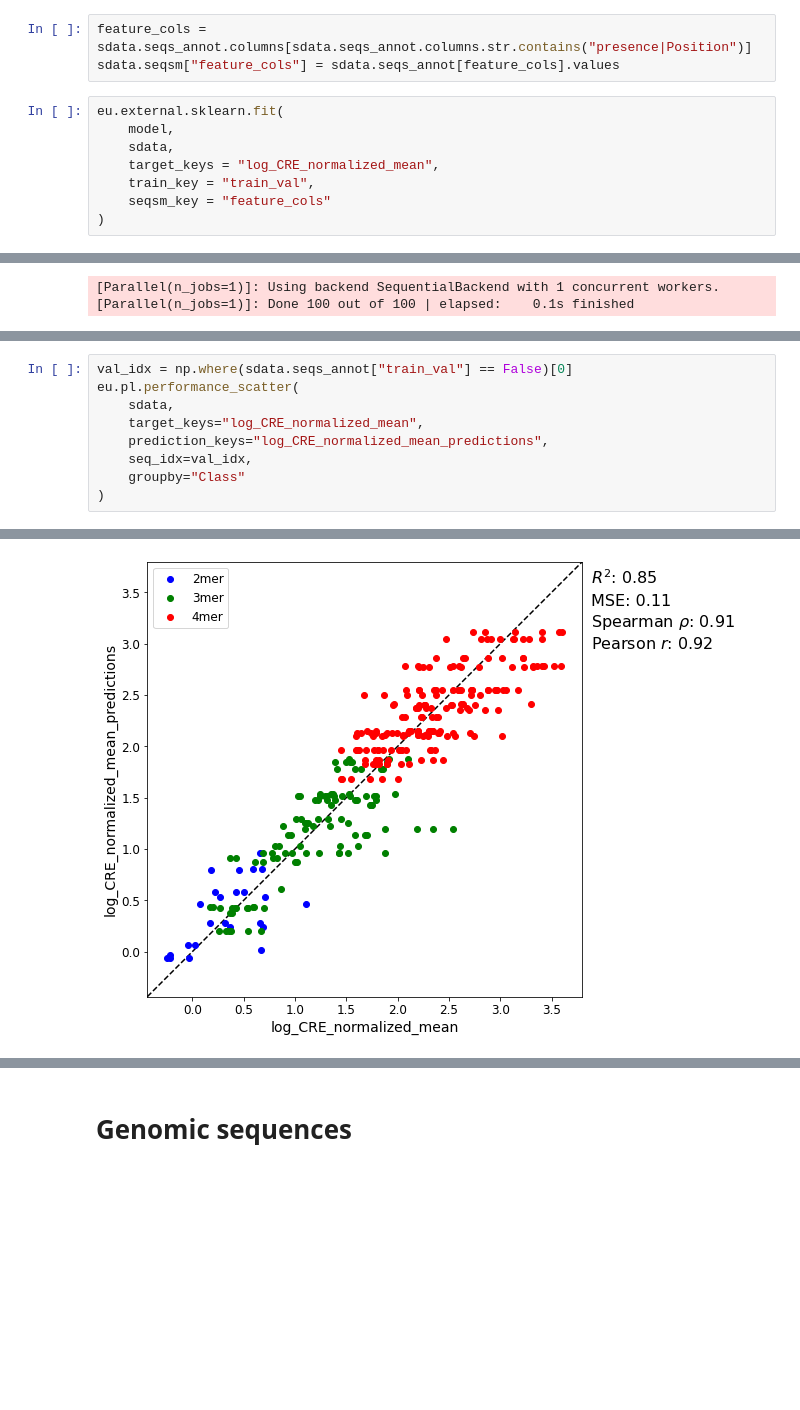
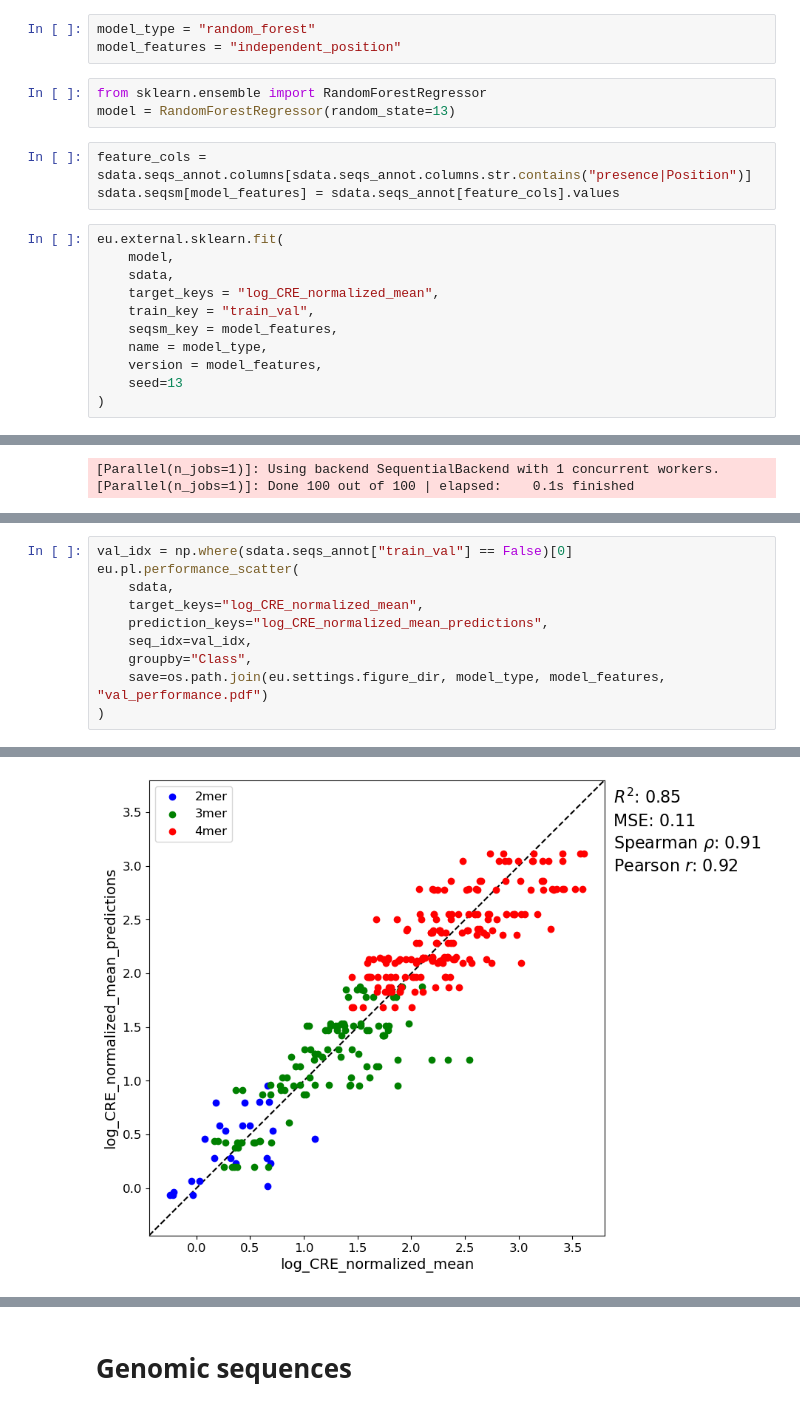
Before and after one commit to ML4GLand/EUGenE_use_cases, a Jupyter notebook: king20/train.ipynb, the cells around one changed output, grey strips where cells are left out. Drawn from its saved outputs; the diff is of its cells as text; blank space fills up the shorter version.

```diff
--- a/king20/train.ipynb
+++ b/king20/train.ipynb
@@ -23,13 +97,22 @@ model = RandomForestRegressor(random_state=13)
+# %%
+model_type = "random_forest"
+model_features = "independent_position"
+# %%
+from sklearn.ensemble import RandomForestRegressor
+model = RandomForestRegressor(random_state=13)
 # %%
 feature_cols = sdata.seqs_annot.columns[sdata.seqs_annot.columns.str.contains("presence|Position")]
-sdata.seqsm["feature_cols"] = sdata.seqs_annot[feature_cols].values
+sdata.seqsm[model_features] = sdata.seqs_annot[feature_cols].values
 # %%
 eu.external.sklearn.fit(
     model,
     sdata,
     target_keys = "log_CRE_normalized_mean",
     train_key = "train_val",
-    seqsm_key = "feature_cols"
+    seqsm_key = model_features,
+    name = model_type,
+    version = model_features,
+    seed=13
 )
 # %% [output]
 Dropping 0 sequences with NaN targets.
@@ -50,15 +137,16 @@ eu.external.sklearn.predictions(
 # %%
 val_idx = np.where(sdata.seqs_annot["train_val"] == False)[0]
 eu.pl.performance_scatter(
     sdata,
     target_keys="log_CRE_normalized_mean",
     prediction_keys="log_CRE_normalized_mean_predictions",
     seq_idx=val_idx,
-    groupby="Class"
+    groupby="Class",
+    save=os.path.join(eu.settings.figure_dir, model_type, model_features, "val_performance.pdf")
 )
 # %% [output]
 Group R2 MSE Pearsonr Spearmanr
 2mer 0.16795442879689904 0.09914728765940668 0.5473634553720202
 3mer 0.5737113394444859 0.11717147030259524 0.7343716769483164
 4mer 0.5764634718931543 0.11139033426487625 0.7527458403771544
-[figure, old version]
+[figure, new version]
```
Also changed, not shown: parts of 72 cells of this notebook, 8 other files.
